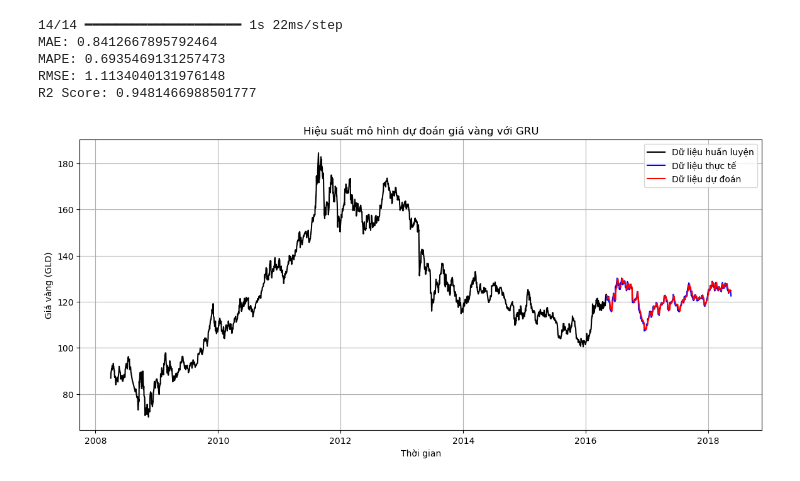
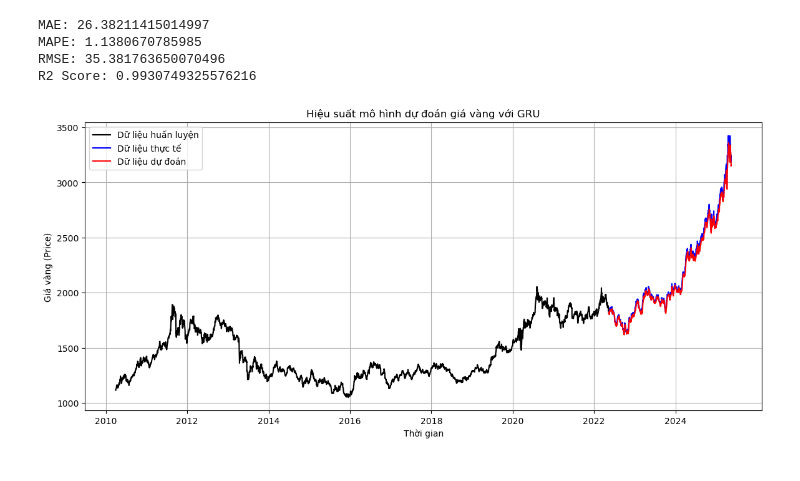
Before and after one commit to VyMinh/DAB_Project, a Jupyter notebook: GRU.ipynb, the cells around one changed output. Saved outputs shown, nothing was run; the diff lists cells and outputs as text; code cells hidden in the pictures.

```diff
--- a/GRU.ipynb
+++ b/GRU.ipynb
@@ -7,9 +7,10 @@ from sklearn.metrics import mean_absolute_error, mean_squared_error, r2_score, m
 from tensorflow.keras.models import Sequential
 from tensorflow.keras.layers import GRU, Dense
 
-df = pd.read_csv("gld_price_data.csv")
+# Đọc dữ liệu mới
+df = pd.read_csv("Gold_Futures_Cleaned.csv")
 df['Date'] = pd.to_datetime(df['Date'])
 df = df.sort_values('Date')
 
-dates = df['Date'].values
-data = df[['GLD']].values
+# Chỉ lấy cột Price
+data = df[['Price']].values
@@ -68,10 +78,5 @@ Epoch 20/20
 # %%
-# Tính toán các độ đo
-y_pred = model.predict(X_test)
-y_test_inv = scaler.inverse_transform(y_test)
-y_pred_inv = scaler.inverse_transform(y_pred)
-train_inv = scaler.inverse_transform(y_train)
-
+# === Tính toán các độ đo ===
 mae = mean_absolute_error(y_test_inv, y_pred_inv)
 mape = mean_absolute_percentage_error(y_test_inv, y_pred_inv) * 100
 rmse = np.sqrt(mean_squared_error(y_test_inv, y_pred_inv))
@@ -82,26 +87,25 @@ print("MAPE:", mape)
 print("RMSE:", rmse)
 print("R2 Score:", r2)
 # %% [output]
-14/14 ━━━━━━━━━━━━━━━━━━━━ 1s 22ms/step
-MAE: 0.8412667895792464
-MAPE: 0.6935469131257473
-RMSE: 1.1134040131976148
-R2 Score: 0.9481466988501777
+MAE: 26.38211415014997
+MAPE: 1.1380670785985
+RMSE: 35.381763650070496
+R2 Score: 0.9930749325576216
 # %%
-# Vẽ biểu đồ
+# === Vẽ biểu đồ ===
 plt.figure(figsize=(14, 6))
 plt.plot(train_dates, train_inv, label='Dữ liệu huấn luyện', color='black')
 plt.plot(test_dates, y_test_inv, label='Dữ liệu thực tế', color='blue')
 plt.plot(test_dates, y_pred_inv, label='Dữ liệu dự đoán', color='red')
 plt.title('Hiệu suất mô hình dự đoán giá vàng với GRU')
 plt.xlabel('Thời gian')
-plt.ylabel('Giá vàng (GLD)')
+plt.ylabel('Giá vàng (Price)')
 plt.legend()
 plt.grid()
 
-years = pd.to_datetime([f'{y}-01-01' for y in range(2008, 2020, 2)])
+years = pd.to_datetime([f'{y}-01-01' for y in range(2010, 2026, 2)])
 plt.xticks(ticks=years, labels=[str(y.year) for y in years])
 
 plt.show()
 # %% [output]
-[figure, old version]
+[figure, new version]
```
Also changed, not shown: parts of 6 cells of this notebook.
